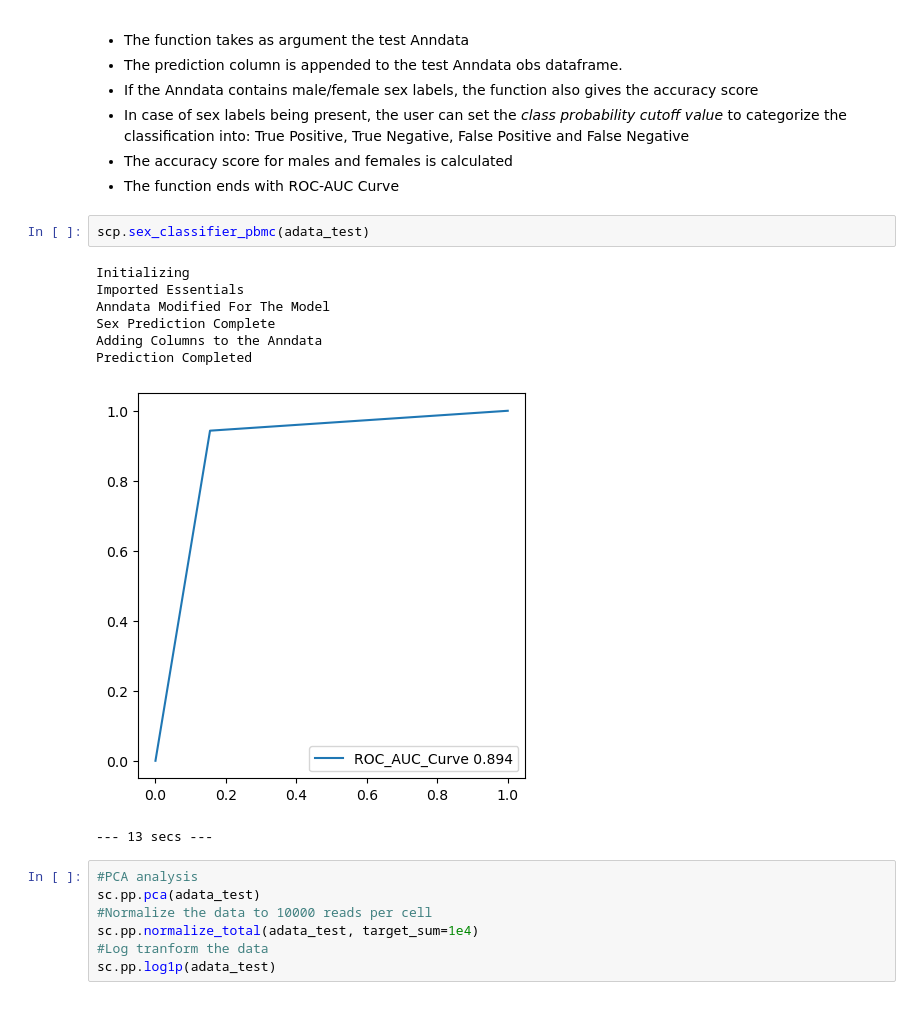
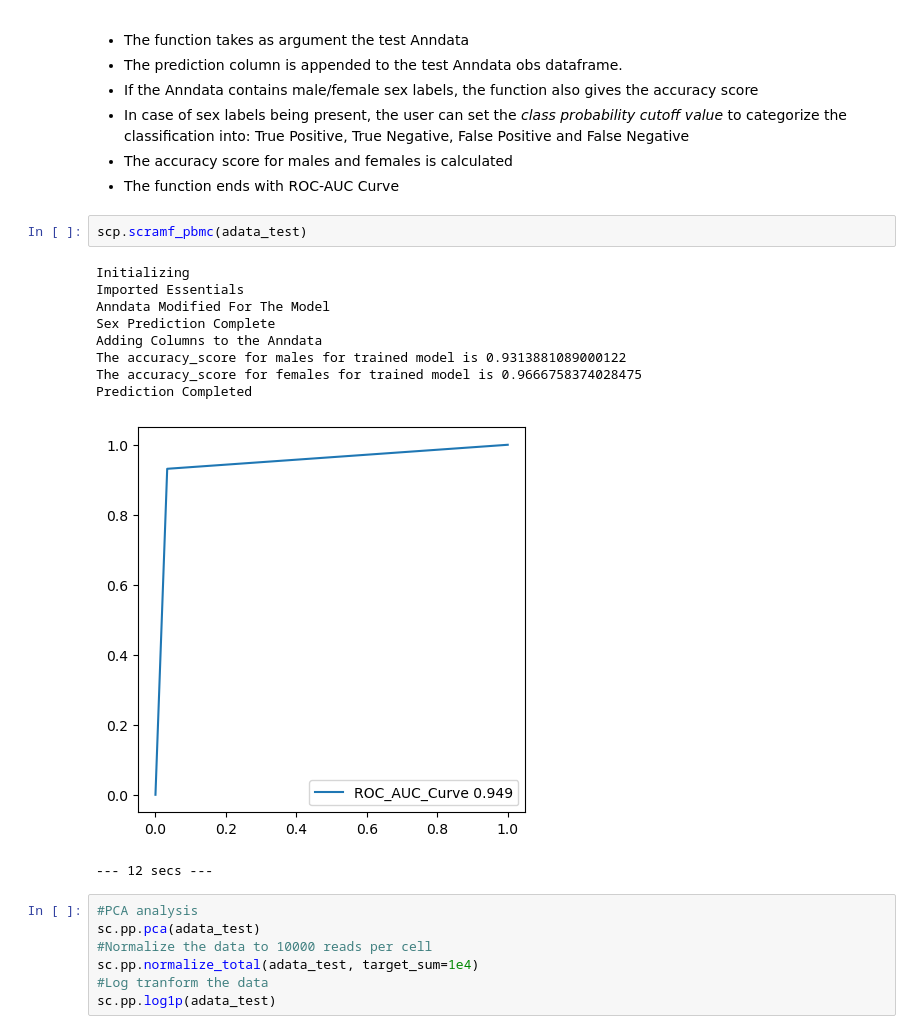
Before and after one commit to KlughammerLab/ScraMF, a Jupyter notebook: Tutorial/Documentation_PBMC.ipynb, the cells around one changed output. Cells and saved outputs as stored; diff of their text form.

```diff
--- a/Tutorial/Documentation_PBMC.ipynb
+++ b/Tutorial/Documentation_PBMC.ipynb
@@ -39,16 +39,18 @@ adata_test = sc.read('/home/sparikh/Classifier_data/adata_test_kawasaki.h5ad')
 - The accuracy score for males and females is calculated
 - The function ends with ROC-AUC Curve
 # %%
-scp.sex_classifier_pbmc(adata_test)
+scp.scramf_pbmc(adata_test)
 # %% [output]
 Initializing
 Imported Essentials
 Anndata Modified For The Model
 Sex Prediction Complete
 Adding Columns to the Anndata
+The accuracy_score for males for trained model is 0.9313881089000122
+The accuracy_score for females for trained model is 0.9666758374028475
 Prediction Completed
-[figure, old version]
+[figure, new version]
---- 13 secs ---
+--- 12 secs ---
 # %%
 #PCA analysis
 sc.pp.pca(adata_test)
```
Also changed, not shown: 3 other files.
